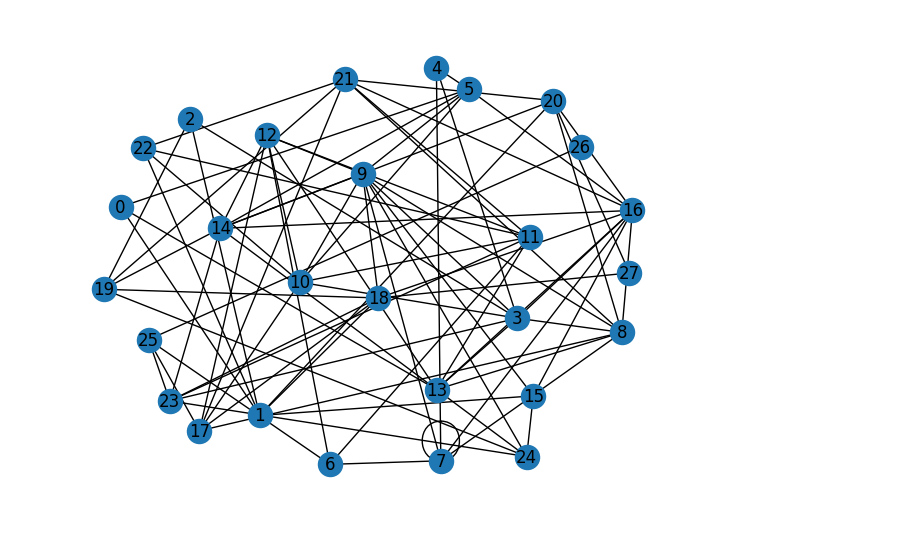
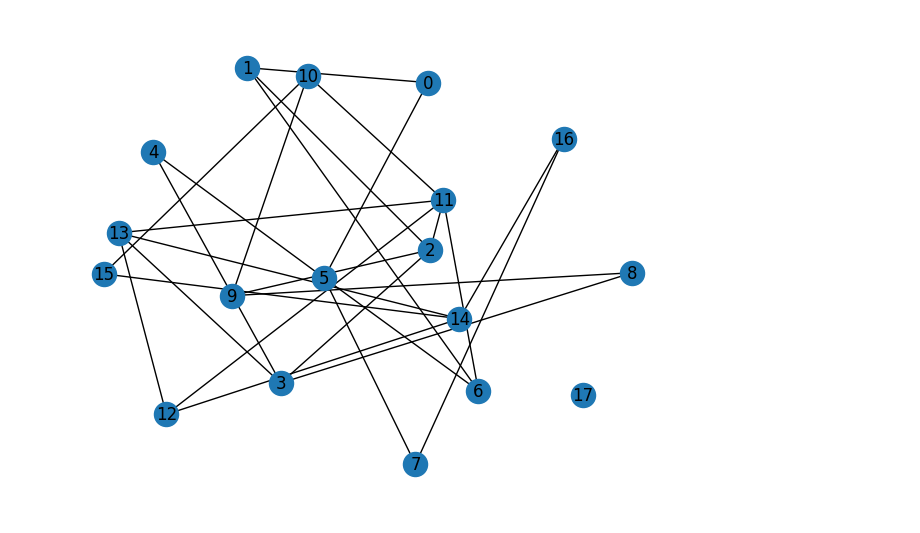
Before and after one commit to jereml99/advanceML, a Jupyter notebook: project3/visualisation.ipynb, the cells around one changed output. Drawn from its saved outputs; the diff is of its cells as text; code cells hidden in the pictures.

```diff
--- a/project3/visualisation.ipynb
+++ b/project3/visualisation.ipynb
@@ -23,9 +32,11 @@ model = VAE.load_from_checkpoint("model.ckpt")
 baseline = Baseline(training_samples)
 # %%
 generated_samples = [nx.from_numpy_array(adjesency_matrix.cpu().detach().numpy()) for adjesency_matrix in model.sample(NUMBER_OF_SAMPLES)]
-remove_isolated_nodes(generated_samples)
+# remove_isolated_nodes(generated_samples)
+generated_samples = [graph.subgraph(range(nodes_number)) for graph, nodes_number in zip(generated_samples, np.random.choice(baseline.node_number_distribution, len(generated_samples), replace=True))]
 
 baseline_samples = baseline.sample(NUMBER_OF_SAMPLES)
+# remove_isolated_nodes(baseline_samples)
 # %%
 def plot_histogram(training_samples, baseline_samples, generated_samples, title, histogram_function, bins=10):
     training_data, baseline_data, generated_data = histogram_function(training_samples), histogram_function(baseline_samples), histogram_function(generated_samples)
@@ -95,6 +141,6 @@ nx.draw(baseline_samples[0], with_labels=True)
 # %%
-nx.draw(generated_samples[1], with_labels=True, pos=nx.spring_layout(generated_samples[1], k=2))
+nx.draw(generated_samples[0], with_labels=True, pos=nx.spring_layout(generated_samples[0], k=2))
 # %% [output]
-[figure, old version]
+[figure, new version]
 # %%
 from einops import rearrange
```
Also changed, not shown: parts of 11 cells of this notebook, 4 other files.
